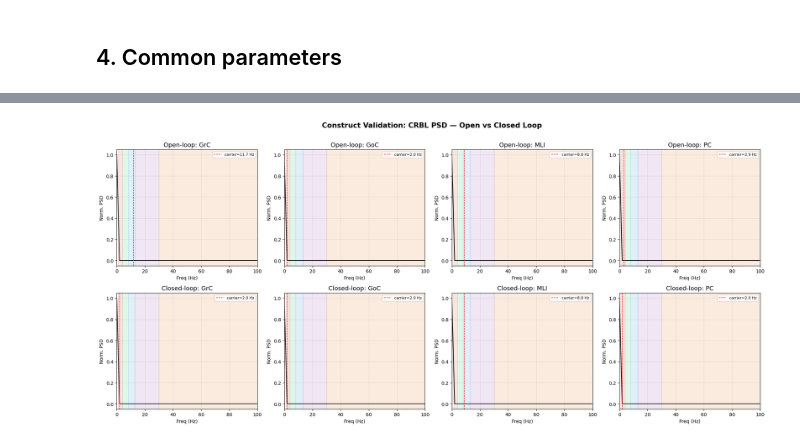
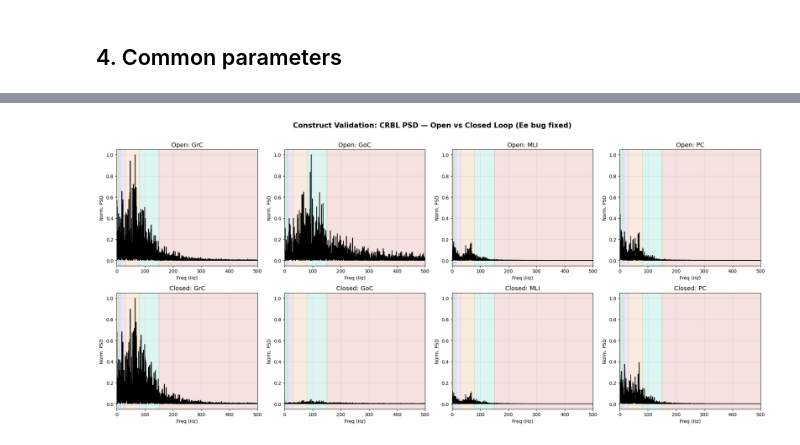
Before and after one commit to the-virtual-brain/tvb-root, a Jupyter notebook: tvb_documentation/demos/ww-crbl/ww_crbl_hybrid_demo.ipynb, the cells around one changed output, grey strips where cells are left out. Drawn from its saved outputs; the diff is of its cells as text; code cells hidden in the pictures.

Commit message:
fix: ww crbl demo updates

```diff
--- a/tvb_documentation/demos/ww-crbl/ww_crbl_hybrid_demo.ipynb
+++ b/tvb_documentation/demos/ww-crbl/ww_crbl_hybrid_demo.ipynb
@@ -150,6 +155,14 @@ decompose this into two explicit projections targeting cvar 0 and 1.
 # %%
 crbl_open = CerebellarMF()
 crbl_open.variables_of_interest = ('GrC', 'GoC', 'MLI', 'PC')
+# Activated regime: external_input_ex_ex=0.05 drives the GrC↔GoC loop
+crbl_open.external_input_ex_ex = np.array([0.05])
+# Initial conditions in Hz (natural operating point after Ee fix)
+crbl_open.state_variable_range['GrC'] = np.array([0.1, 0.1])
+crbl_open.state_variable_range['GoC'] = np.array([0.02, 0.02])
+crbl_open.state_variable_range['MLI'] = np.array([0.2, 0.2])
+crbl_open.state_variable_range['PC'] = np.array([0.1, 0.1])
+crbl_open.state_variable_range['noise'] = np.array([0.0, 0.0])
 
 cerebellum_open = Subnetwork(
     name='cerebellum', model=crbl_open,
@@ -194,6 +207,6 @@ mli_open = d_open[:, 2, :, 0]
 pc_open  = d_open[:, 3, :, 0]
 
 for pop, arr in [('GrC', grc_open), ('GoC', goc_open), ('MLI', mli_open), ('PC', pc_open)]:
-    print(f"  {pop}: mean={arr.mean():.2f} range=[{arr.min():.2f}, {arr.max():.2f}]")
+    print(f"  {pop}: mean={arr.mean():.4f} Hz  range=[{arr.min():.4f}, {arr.max():.4f}]")
 # %% [output]
 Running open-loop (10 s, CRBL-only)...
@@ -222,6 +235,13 @@ cortex = Subnetwork(
 
 crbl_closed = CerebellarMF()
 crbl_closed.variables_of_interest = ('GrC', 'GoC', 'MLI', 'PC')
+crbl_closed.external_input_ex_ex = np.array([0.05])
+crbl_closed.state_variable_range['GrC'] = np.array([0.1, 0.1])
+crbl_closed.state_variable_range['GoC'] = np.array([0.02, 0.02])
+crbl_closed.state_variable_range['MLI'] = np.array([0.2, 0.2])
+crbl_closed.state_variable_range['PC'] = np.array([0.1, 0.1])
+crbl_closed.state_variable_range['noise'] = np.array([0.0, 0.0])
+
 cerebellum_closed = Subnetwork(
     name='cerebellum', model=crbl_closed,
     scheme=HeunStochastic(dt=dt, noise=Additive(nsig=nsig)),
@@ -276,6 +296,6 @@ mli_closed = d_r[:, 2, :, 0]
 pc_closed  = d_r[:, 3, :, 0]
 
 for pop, arr in [('GrC', grc_closed), ('GoC', goc_closed), ('MLI', mli_closed), ('PC', pc_closed)]:
-    print(f"  {pop}: mean={arr.mean():.2f}")
+    print(f"  {pop}: mean={arr.mean():.4f} Hz")
 # %% [output]
 Running closed-loop (10 s, WW+CRBL)...
@@ -343,38 +429,37 @@ print(f"  Closed-loop S_e: carrier = {carrier_se:.1f} Hz")
 # %%
-pops = ['GrC', 'GoC', 'MLI', 'PC']
 fig, axes = plt.subplots(2, 4, figsize=(20, 9))
 
 for ci, pop in enumerate(pops):
+    # Open-loop
     ax = axes[0, ci]
     f, p = psd_open[pop]
-    pn = p / p.max() if p.max() > 0 else p
-    m = f <= 100
+    pn = (p / p.max()).astype(np.float64) if p.max() > 0 else p.astype(np.float64)
+    m = f <= 500
     ax.plot(f[m], pn[m], 'k-', lw=1.5)
-    ax.axvline(carrier_open[pop], color='red', ls='--', lw=1,
-               label=f'carrier={carrier_open[pop]:.1f} Hz')
     for bn, (blo, bhi) in bands.items():
-        ax.axvspan(blo, bhi, color=band_colors[bn], alpha=0.15)
-    ax.set_title(f'Open-loop: {pop}', fontsize=13)
+        if bhi <= 500:
+            ax.axvspan(blo, bhi, color=band_colors[bn], alpha=0.15)
+    ax.set_title(f'Open: {pop}', fontsize=13)
     ax.set_xlabel('Freq (Hz)'); ax.set_ylabel('Norm. PSD')
-    ax.legend(fontsize=8); ax.set_xlim(0, 100); ax.grid(True, alpha=0.3)
+    ax.set_xlim(0, 500); ax.grid(True, alpha=0.3)
 
+    # Closed-loop
     ax = axes[1, ci]
     f, p = psd_closed[pop]
-    pn = p / p.max() if p.max() > 0 else p
-    m = f <= 100
+    pn = (p / p.max()).astype(np.float64) if p.max() > 0 else p.astype(np.float64)
+    m = f <= 500
     ax.plot(f[m], pn[m], 'k-', lw=1.5)
-    ax.axvline(carrier_closed[pop], color='red', ls='--', lw=1,
-               label=f'carrier={carrier_closed[pop]:.1f} Hz')
     for bn, (blo, bhi) in bands.items():
-        ax.axvspan(blo, bhi, color=band_colors[bn], alpha=0.15)
-    ax.set_title(f'Closed-loop: {pop}', fontsize=13)
+        if bhi <= 500:
+            ax.axvspan(blo, bhi, color=band_colors[bn], alpha=0.15)
+    ax.set_title(f'Closed: {pop}', fontsize=13)
     ax.set_xlabel('Freq (Hz)'); ax.set_ylabel('Norm. PSD')
-    ax.legend(fontsize=8); ax.set_xlim(0, 100); ax.grid(True, alpha=0.3)
+    ax.set_xlim(0, 500); ax.grid(True, alpha=0.3)
 
-fig.suptitle('Construct Validation: CRBL PSD — Open vs Closed Loop',
+fig.suptitle('Construct Validation: CRBL PSD — Open vs Closed Loop (Ee bug fixed)',
              fontsize=15, fontweight='bold', y=1.01)
 plt.tight_layout()
 plt.savefig('ww_crbl_psd_comparison.png', dpi=150, bbox_inches='tight')
 plt.show()
 # %% [output]
-[figure, old version]
+[figure, new version]
```
Also changed, not shown: parts of 30 cells of this notebook, 5 other files.
